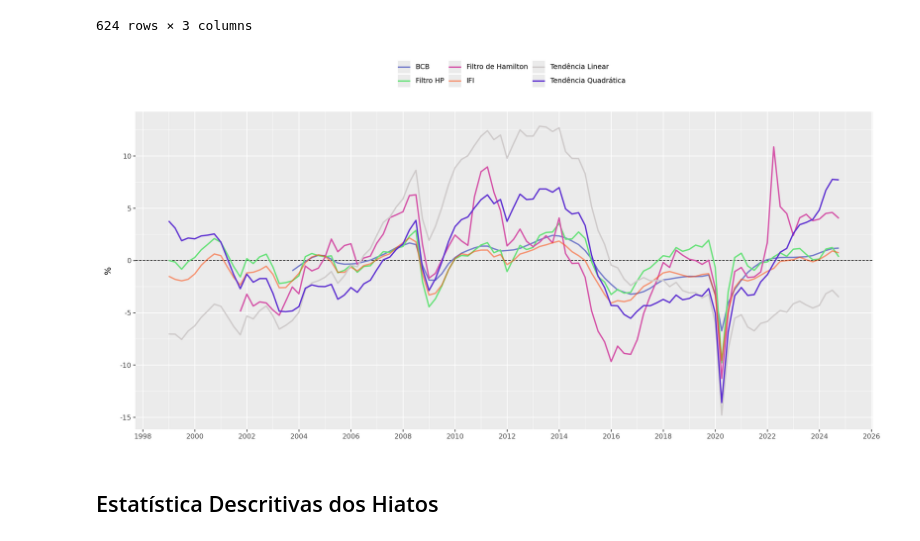
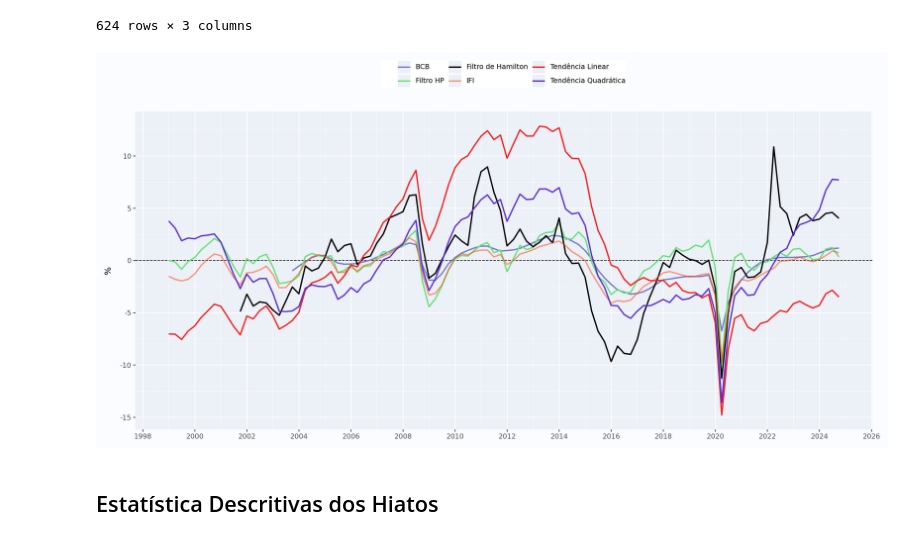
Before and after one commit to fernandovieira1/brazil-taylor-determinacy, a Jupyter notebook: scripts/hiato_produto.ipynb, the cells around one changed output. Drawn from its saved outputs; the diff is of its cells as text; code cells hidden in the pictures.

```diff
--- a/scripts/hiato_produto.ipynb
+++ b/scripts/hiato_produto.ipynb
@@ -258,29 +258,32 @@ dados_long
 # Cores para gráficos
 colors = {'blue': "#747cca",
           'yellow': "#67e279",
-          'red'   : "#d553a8",
+          'red'   : "#000000",
           'green': "#ff480b88",
-          'gray': "#CFCBCB",
+          'gray': "#F32020",
           'green_two' : "#5e31d1"
           }
 # %%
-(
+grafico_hiato = (
     ggplot(dados_long) +
     aes(x='data', y='valor', color='variavel') +
     geom_hline(yintercept=0, linetype="dashed") +
     geom_line(size=1) +
     scale_color_manual(values=list(colors.values())) +
     scale_x_date(date_breaks = "2 years", date_labels = "%Y") +
     theme(legend_position='top',
-          figure_size=(14, 7)) +
+          figure_size=(14, 7),
+          panel_background=element_rect(fill="#ECF0F7"),
+          plot_background=element_rect(fill='#FAFCFF')) +
     labs(
         # title="Hiato do Produto - Brasil",
         # subtitle="Cálculos do autor a partir do PIB encadeado dessazonalidado (média 1999 = 100)",
         y="%",
         x='',
         color=""
         # caption="Fonte: IBGE, BCB, IFI \n Nota: hiatos medido como a diferença % do PIB efetivo em relação ao potencial."
     )
 )
+grafico_hiato
 # %% [output]
-[figure, old version]
+[figure, new version]
```
Also changed, not shown: parts of 1 cell of this notebook, 6 other files.
